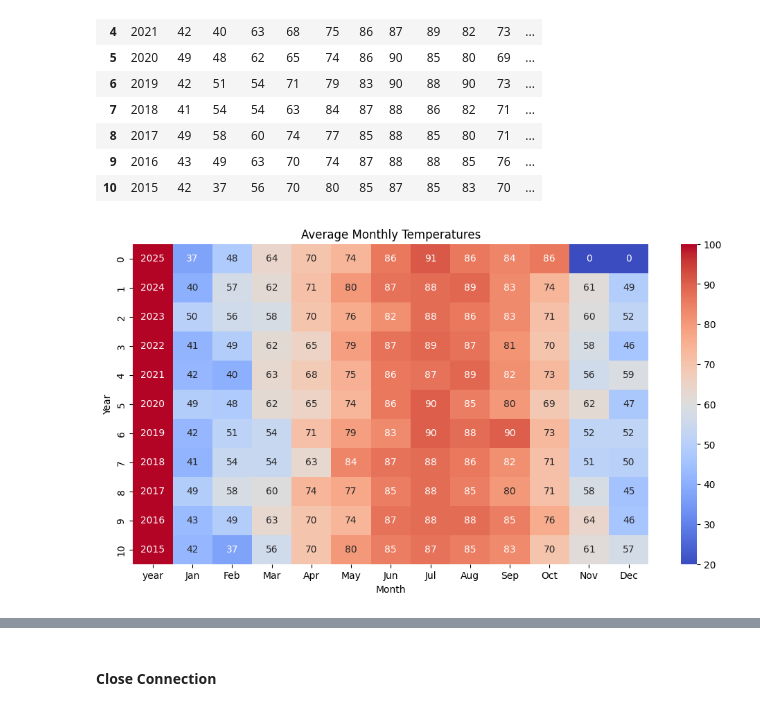
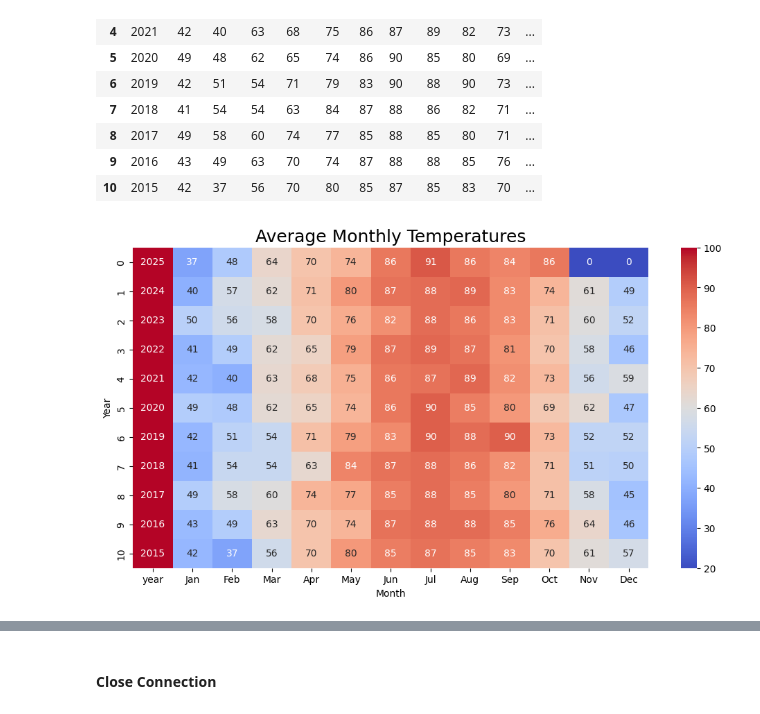
Before and after one commit to eugeniaduke/Is_Tornado_Activity_Increasing, a Jupyter notebook: Notebooks/Tornado_Tracks_Database.ipynb, the cells around one changed output, grey strips where cells are left out. Drawn from its saved outputs; the diff is of its cells as text; code cells hidden in the pictures.

Commit message:
visuals completed

```diff
--- a/Notebooks/Tornado_Tracks_Database.ipynb
+++ b/Notebooks/Tornado_Tracks_Database.ipynb
@@ -247,11 +246,12 @@ avg_temps_round
 # %%
 plt.figure(figsize=(12,6))
 sns.heatmap(avg_temps_round, cmap="coolwarm", annot=True, fmt=".0f",
             vmin=20, vmax=100)   # adjust to climate range
 
-plt.title("Average Monthly Temperatures")
+plt.title("Average Monthly Temperatures", fontsize=18)
 plt.xlabel("Month")
 plt.ylabel("Year")
+plt.savefig("../Visuals/Average Monthly Temperatures.png", dpi=300, bbox_inches="tight")
 plt.show()
 # %% [output]
-[figure, old version]
+[figure, new version]
```
Also changed, not shown: parts of 10 cells of this notebook, 6 other files.
